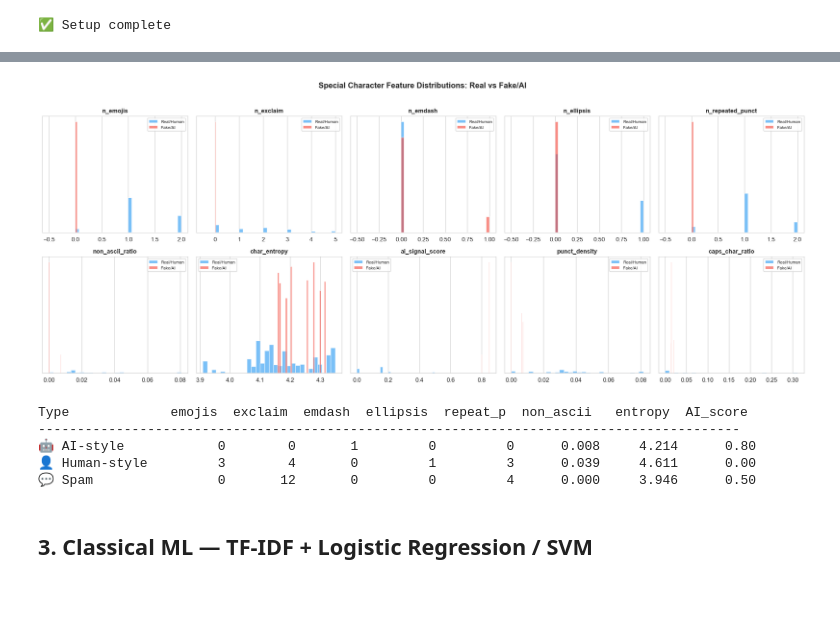
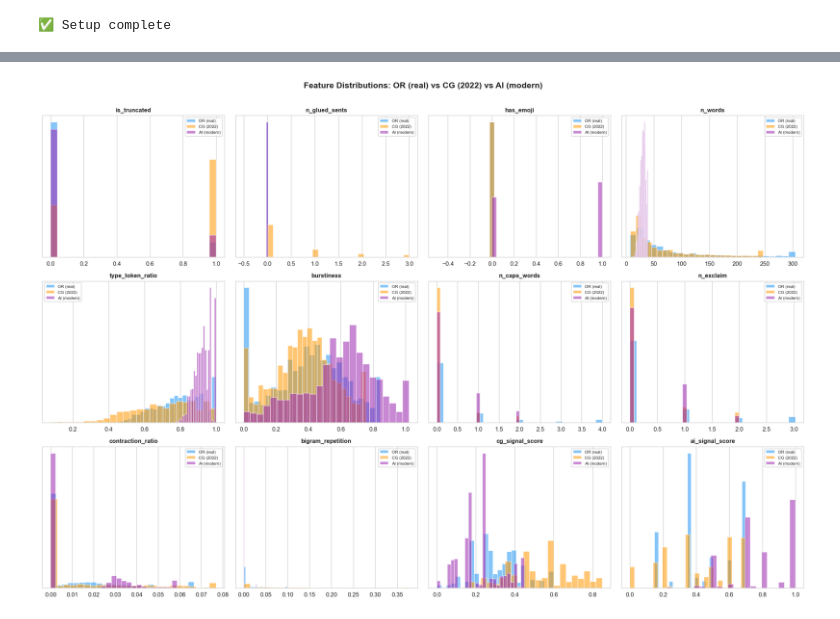
Before and after one commit to sithinontec/DS_Year2, a Jupyter notebook: notebook.ipynb, the cells around one changed output, grey strips where cells are left out. Saved outputs shown, nothing was run; the diff lists cells and outputs as text; code cells hidden in the pictures.

```diff
--- a/notebook.ipynb
+++ b/notebook.ipynb
@@ -18,18 +27,21 @@ This notebook walks through:
 # %%
-import sys, os
+import sys, os, warnings
 sys.path.insert(0, os.getcwd())
+warnings.filterwarnings('ignore')
 
 import numpy as np
 import pandas as pd
 import matplotlib.pyplot as plt
 import seaborn as sns
-import warnings
-warnings.filterwarnings('ignore')
 
 %matplotlib inline
 plt.rcParams['figure.dpi'] = 120
 sns.set_style('whitegrid')
 
+# Dataset paths — adjust if needed
+CG_CSV_PATH = 'data/fake_reviews_dataset_2022.csv'   # OR / CG labels
+AI_CSV_PATH = 'data/fake_reviews_AI.csv'              # all AI-generated
+
 print('✅ Setup complete')
 # %% [output]
 ✅ Setup complete
@@ -85,0 +77,8 @@ plt.show()
+# %%
+# Load AI dataset (no labels — all are AI-generated)
+ai_df = pd.read_csv(AI_CSV_PATH)
+ai_df['text_clean'] = ai_df['text'].apply(preserve_special_clean)
+
+print(f'AI dataset: {len(ai_df):,} rows')
+print(f'Columns: {ai_df.columns.tolist()}')
+ai_df.head(4)
@@ -134,55 +246,28 @@ n_exclaim             1.6460      0.0                 0.0
 # %%
-# Visual comparison — key special char features
+# Visual: feature distributions for OR / CG / AI
 key_features = [
-    'n_emojis', 'n_exclaim', 'n_emdash', 'n_ellipsis',
-    'n_repeated_punct', 'non_ascii_ratio', 'char_entropy',
-    'ai_signal_score', 'punct_density', 'caps_char_ratio'
+    'is_truncated', 'n_glued_sents', 'has_emoji', 'n_words',
+    'type_token_ratio', 'burstiness', 'n_caps_words', 'n_exclaim',
+    'contraction_ratio', 'bigram_repetition', 'cg_signal_score', 'ai_signal_score',
 ]
 
-fig, axes = plt.subplots(2, 5, figsize=(18, 7))
+fig, axes = plt.subplots(3, 4, figsize=(18, 12))
 axes = axes.flatten()
-palette = {0: '#2196F3', 1: '#F44336'}
-label_names = {0: 'Real/Human', 1: 'Fake/AI'}
 
 for i, feat in enumerate(key_features):
-    for lbl, grp in feats_df.groupby('label'):
-        data = grp[feat].clip(upper=grp[feat].quantile(0.95))
-        axes[i].hist(data, bins=30, alpha=0.6, color=palette[lbl],
-                     label=label_names[lbl], density=True)
-    axes[i].set_title(feat, fontsize=10, fontweight='bold')
-    axes[i].legend(fontsize=7)
-    axes[i].set_yticks([])
+    ax = axes[i]
+    for label, feats, color in [('OR (real)', or_feats, '#2196F3'),
+                                  ('CG (2022)', cg_feats, '#FF9800'),
+                                  ('AI (modern)', ai_feats, '#9C27B0')]:
+        data = feats[feat].clip(upper=feats[feat].quantile(0.97))
+        ax.hist(data, bins=25, alpha=0.55, color=color, label=label, density=True)
+    ax.set_title(feat, fontsize=10, fontweight='bold')
+    ax.legend(fontsize=7)
+    ax.set_yticks([])
 
-fig.suptitle('Special Character Feature Distributions: Real vs Fake/AI',
-             fontsize=13, fontweight='bold', y=1.02)
+fig.suptitle('Feature Distributions: OR (real) vs CG (2022) vs AI (modern)',
+             fontsize=14, fontweight='bold', y=1.01)
 plt.tight_layout()
 plt.show()
 # %% [output]
-[figure, old version]
+[figure, new version]
-# %%
-# Demo the extractor on specific examples
-examples = [
-    ('🤖 AI-style', 'This product exceeded all my expectations. The craftsmanship is '
-     'truly exceptional—a testament to thoughtful engineering and design.'),
-    ('👤 Human-style', 'omg i LOVE this!! 😍😍 best purchase ever tbh... '
-     'kinda pricey but worth it 100%!! would def buy again 🛒✨'),
-    ('💬 Spam', 'BEST PRODUCT EVER!!! BUY NOW!!! 5 STARS!!! AMAZING!!!'),
-]
-
-print(f'{"Type":<15} {"emojis":>7} {"exclaim":>8} {"emdash":>7} {"ellipsis":>9} '
-      f'{"repeat_p":>9} {"non_ascii":>10} {"entropy":>9} {"AI_score":>9}')
-print('-' * 90)
-for label, text in examples:
-    f = extractor.extract(text)
-    print(f'{label:<15} {f["n_emojis"]:>7} {f["n_exclaim"]:>8} {f["n_emdash"]:>7} '
-          f'{f["n_ellipsis"]:>9} {f["n_repeated_punct"]:>9} '
-          f'{f["non_ascii_ratio"]:>10.3f} {f["char_entropy"]:>9.3f} '
-          f'{f["ai_signal_score"]:>9.2f}')
-# %% [output]
-Type             emojis  exclaim  emdash  ellipsis  repeat_p  non_ascii   entropy  AI_score
-------------------------------------------------------------------------------------------
-🤖 AI-style            0        0       1         0         0      0.008     4.214      0.80
-👤 Human-style         3        4       0         1         3      0.039     4.611      0.00
-💬 Spam                0       12       0         0         4      0.000     3.946      0.50
-# %% [markdown]
-## 3. Classical ML — TF-IDF + Logistic Regression / SVM
```
Also changed, not shown: parts of 43 cells of this notebook, 9 other files.
